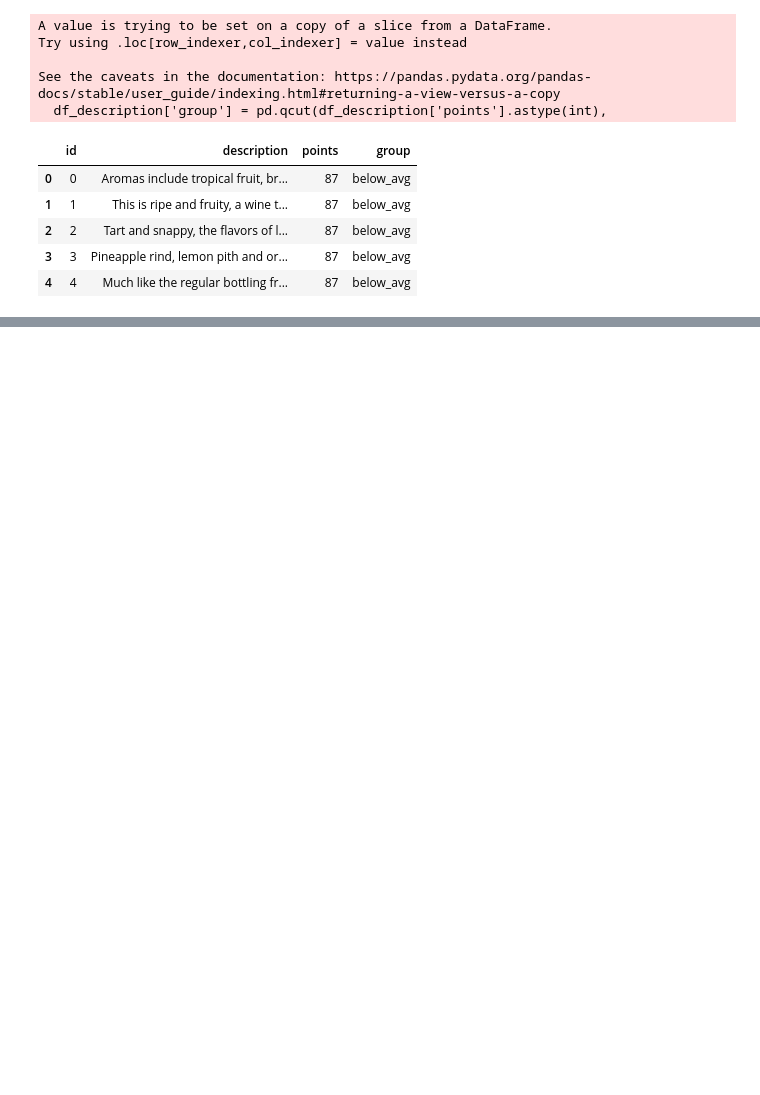
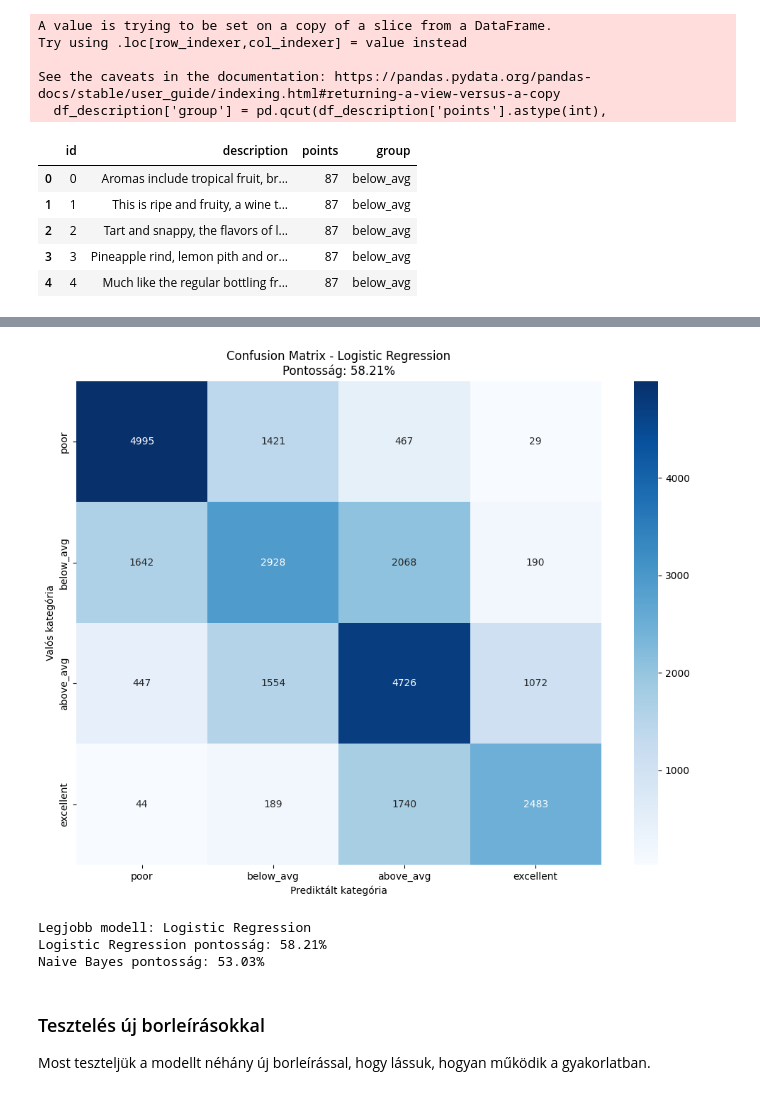
Before and after one commit to lego111Aron/Adattudomany-Projektmunka, a Jupyter notebook: textAnalize.ipynb, the cells around one changed output, grey strips where cells are left out. Drawn from its saved outputs; the diff is of its cells as text; code cells hidden in the pictures; blank space fills up the shorter version.

```diff
--- a/textAnalize.ipynb
+++ b/textAnalize.ipynb
@@ -300,0 +284,19 @@ Hibás előrejelzések (19 db):
+# %%
+# 2. Multinomial Naive Bayes modell
+print("\n" + "=" * 80)
+print("MULTINOMIAL NAIVE BAYES")
+print("=" * 80)
+
+nb_model = MultinomialNB()
+nb_model.fit(X_train, y_train)
+
+# Predikció
+y_pred_nb = nb_model.predict(X_test)
+
+# Értékelés
+print("\nClassification Report:")
+print(classification_report(y_test, y_pred_nb))
+
+# Pontosság
+accuracy_nb = nb_model.score(X_test, y_test)
+print(f"\nPontosság: {accuracy_nb:.4f} ({accuracy_nb*100:.2f}%)")
@@ -300,0 +321,28 @@ Hibás előrejelzések (19 db):
+# %%
+# Confusion Matrix vizualizáció a legjobb modellhez
+best_model_name = "Logistic Regression" if accuracy_lr >= accuracy_nb else "Naive Bayes"
+best_predictions = y_pred_lr if accuracy_lr >= accuracy_nb else y_pred_nb
+
+plt.figure(figsize=(10, 8))
+cm = confusion_matrix(y_test, best_predictions, labels=categories)
+
+sns.heatmap(cm, annot=True, fmt='d', cmap='Blues',
+            xticklabels=categories, yticklabels=categories)
+plt.title(f'Confusion Matrix - {best_model_name}\nPontosság: {max(accuracy_lr, accuracy_nb):.2%}')
+plt.ylabel('Valós kategória')
+plt.xlabel('Prediktált kategória')
+plt.tight_layout()
+plt.show()
+
+print(f"\nLegjobb modell: {best_model_name}")
+print(f"Logistic Regression pontosság: {accuracy_lr:.2%}")
+print(f"Naive Bayes pontosság: {accuracy_nb:.2%}")
+# %% [output]
+[figure, added]
+Legjobb modell: Logistic Regression
+Logistic Regression pontosság: 58.21%
+Naive Bayes pontosság: 53.03%
+# %% [markdown]
+### Tesztelés új borleírásokkal
+
+Most teszteljük a modellt néhány új borleírással, hogy lássuk, hogyan működik a gyakorlatban.
```
Also changed, not shown: parts of 21 cells of this notebook.
